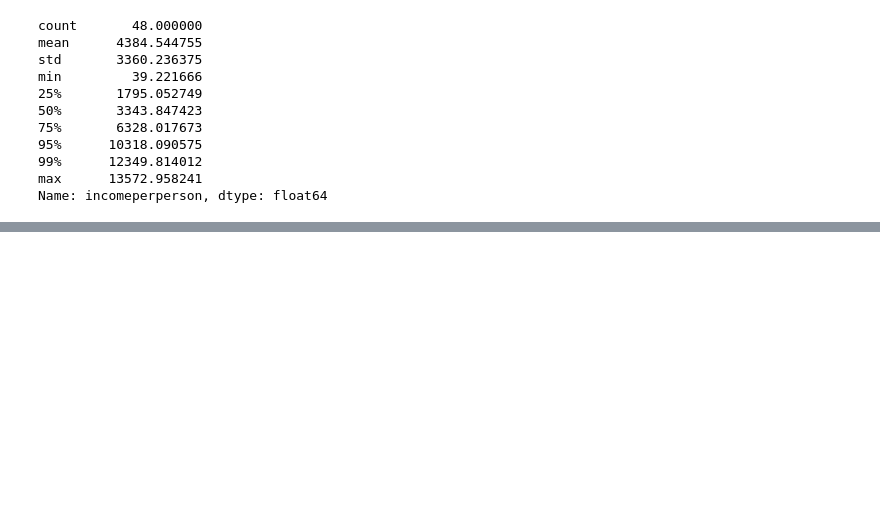
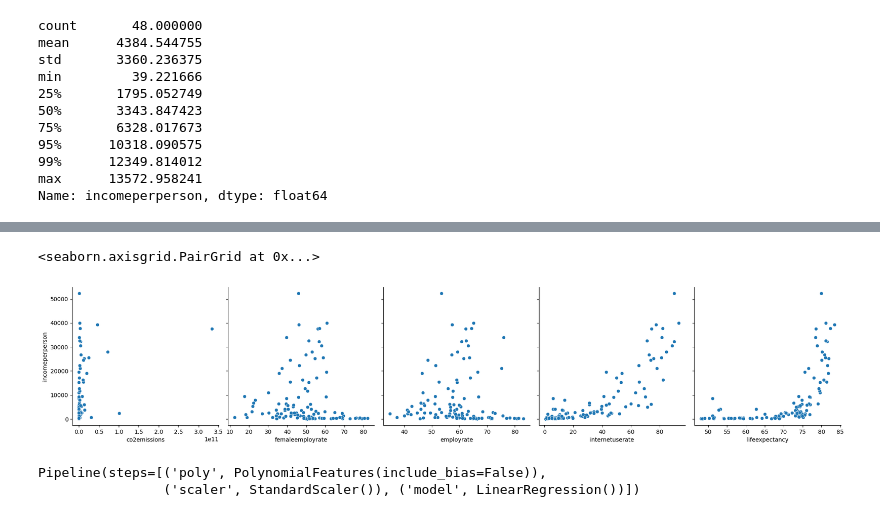
Before and after one commit to Jucavilav/CienciaD-taller2, a Jupyter notebook: Taller2.ipynb, the cells around one changed output, grey strips where cells are left out. Drawn from its saved outputs; the diff is of its cells as text; code cells hidden in the pictures; blank space fills up the shorter version.

```diff
--- a/Taller2.ipynb
+++ b/Taller2.ipynb
@@ -424,0 +485,2 @@ Name: incomeperperson, dtype: float64
+# %%
+features2 = ["co2emissions", "femaleemployrate", "employrate", "internetuserate", "lifeexpectancy"]
@@ -424,0 +496,2 @@ Name: incomeperperson, dtype: float64
+# %%
+pipeline.fit(X_train[features2], y_train)
@@ -424,0 +519,5 @@ Name: incomeperperson, dtype: float64
+# %%
+sns.pairplot(pd.concat([X_train, y_train], axis=1), height=4, y_vars="incomeperperson", x_vars=features2, kind="scatter")
+# %% [output]
+<seaborn.axisgrid.PairGrid at 0x...>
+[figure, added]
@@ -424,0 +532,5 @@ Name: incomeperperson, dtype: float64
+# %%
+pipeline.fit(X_train[features2], y_train)
+# %% [output]
+Pipeline(steps=[('poly', PolynomialFeatures(include_bias=False)),
+                ('scaler', StandardScaler()), ('model', LinearRegression())])
```
Also changed, not shown: parts of 31 cells of this notebook.
